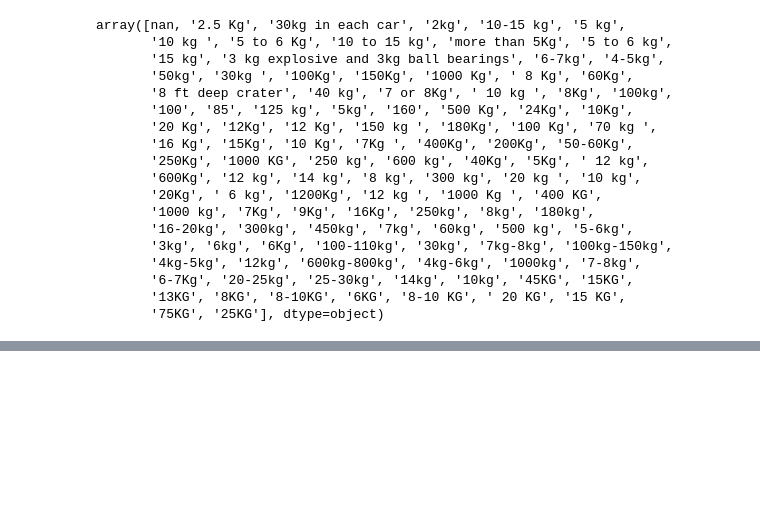
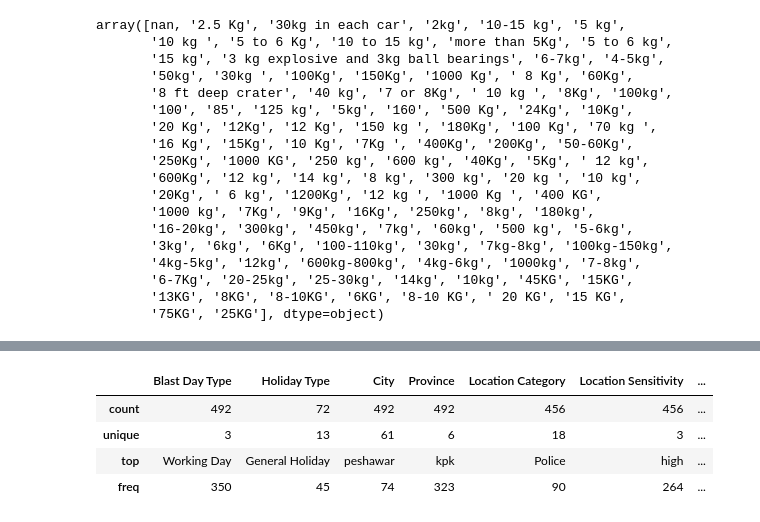
Before and after one commit to jgp-13/kaggle-data-cleaning-challenge, a Jupyter notebook: notebooks/nb6-data-cleaning-challenge-data-base-cleaning.ipynb, the cells around one changed output, grey strips where cells are left out. Saved outputs shown, nothing was run; the diff lists cells and outputs as text; code cells hidden in the pictures; blank space fills up the shorter version.

```diff
--- a/notebooks/nb6-data-cleaning-challenge-data-base-cleaning.ipynb
+++ b/notebooks/nb6-data-cleaning-challenge-data-base-cleaning.ipynb
@@ -713,0 +895,8 @@ Name: count, dtype: int64
+# %%
+df.describe(include= ['category'])
+# %% [output]
+|  | Blast Day Type | Holiday Type | City | Province | Location Category | Location Sensitivity | ... |
+| count | 492 | 72 | 492 | 492 | 456 | 456 | ... |
+| unique | 3 | 13 | 61 | 6 | 18 | 3 | ... |
+| top | Working Day | General Holiday | peshawar | kpk | Police | high | ... |
+| freq | 350 | 45 | 74 | 323 | 90 | 264 | ... |
```
Also changed, not shown: parts of 62 cells of this notebook, 1 other file.
